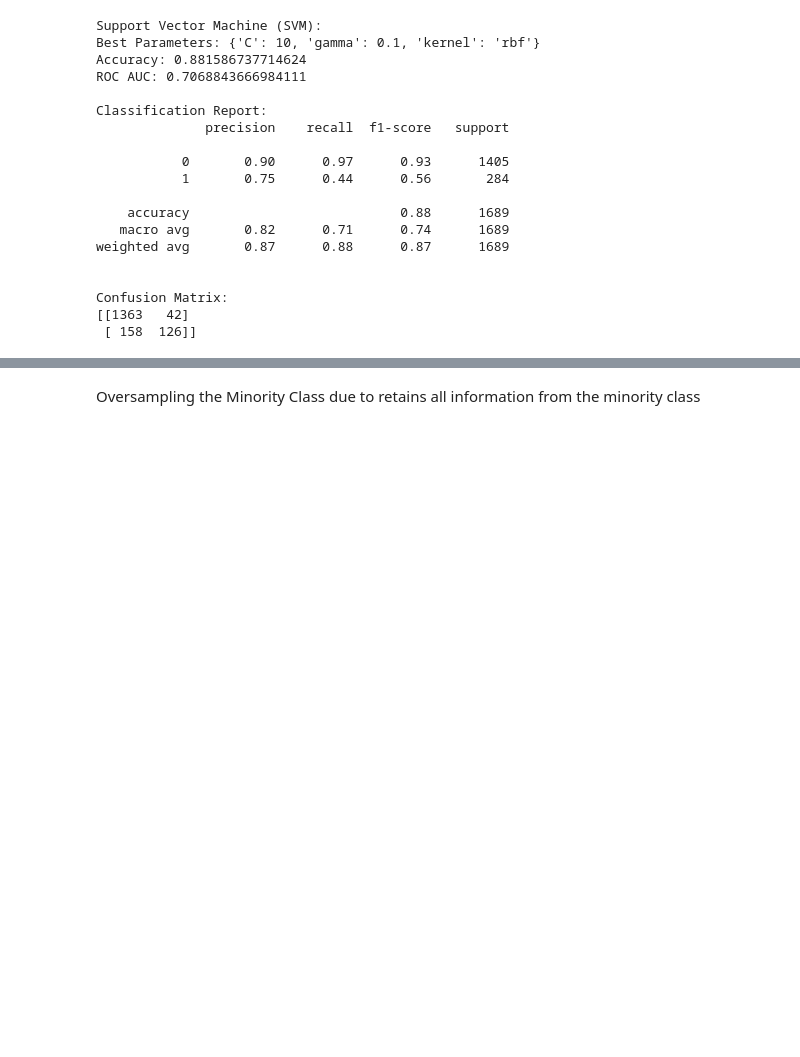
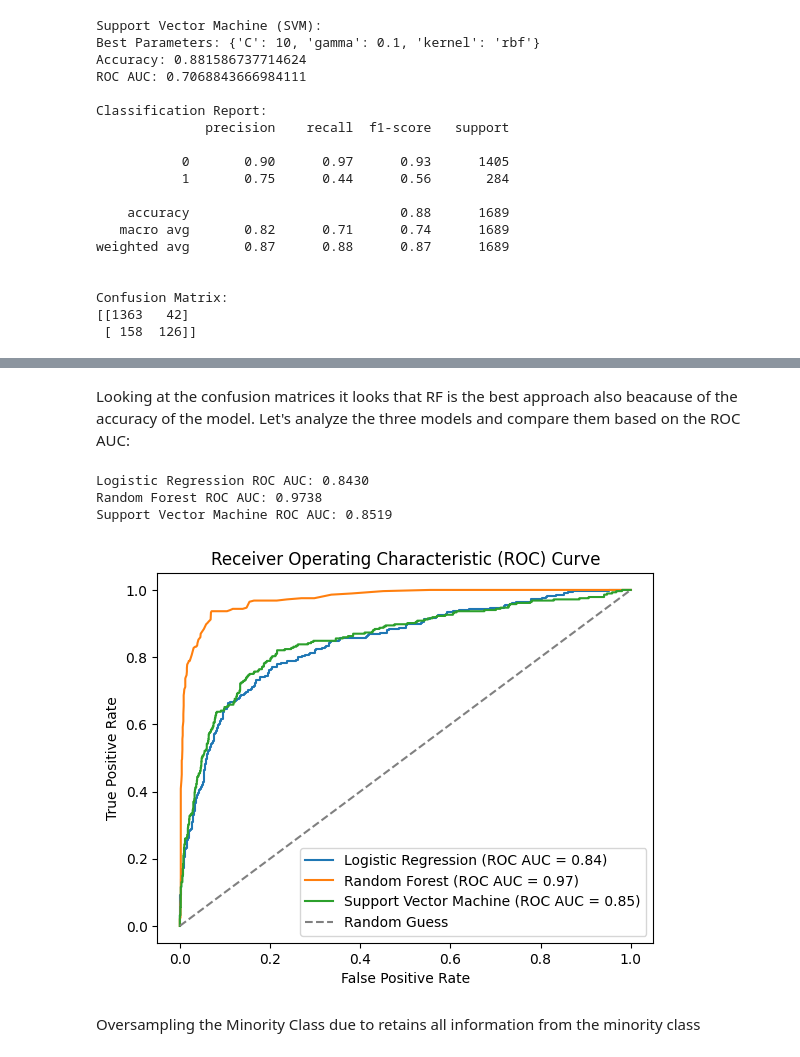
Before and after one commit to CCT-Dublin/capstone-project-riccardopossier, a Jupyter notebook: CA2_RP.ipynb, the cells around one changed output, grey strips where cells are left out. Drawn from its saved outputs; the diff is of its cells as text; code cells hidden in the pictures; blank space fills up the shorter version.

```diff
--- a/CA2_RP.ipynb
+++ b/CA2_RP.ipynb
@@ -670,3 +652,33 @@ NameError: name 'svm_pred' is not defined
+# %% [markdown]
+Looking at the confusion matrices it looks that RF is the best approach also beacause of the accuracy of the model. Let's analyze the three models and compare them based on the ROC AUC:
+# %%
+def evaluate_model(model, X_train, y_train, X_test, y_test, model_name):
+    model.fit(X_train, y_train)
+    y_pred_proba = model.predict_proba(X_test)[:, 1]
+    roc_auc = roc_auc_score(y_test, y_pred_proba)
+    print(f"{model_name} ROC AUC: {roc_auc:.4f}")
+    fpr, tpr, _ = roc_curve(y_test, y_pred_proba)
+    plt.plot(fpr, tpr, label=f'{model_name} (ROC AUC = {roc_auc:.2f})')
+
+model1 = LogisticRegression()
+model2 = RandomForestClassifier()
+model3 = SVC(probability=True)
+
+evaluate_model(model1, X_train, y_train, X_test, y_test, 'Logistic Regression')
+evaluate_model(model2, X_train, y_train, X_test, y_test, 'Random Forest')
+evaluate_model(model3, X_train, y_train, X_test, y_test, 'Support Vector Machine')
+
+plt.plot([0, 1], [0, 1], linestyle='--', color='grey', label='Random Guess')
+plt.xlabel('False Positive Rate')
+plt.ylabel('True Positive Rate')
+plt.title('Receiver Operating Characteristic (ROC) Curve')
+plt.legend()
+plt.show()
+# %% [output]
+Logistic Regression ROC AUC: 0.8430
+Random Forest ROC AUC: 0.9738
+Support Vector Machine ROC AUC: 0.8519
+[figure, added]
 # %% [markdown]
 Oversampling the Minority Class due to retains all information from the minority class
 # %%
```
Also changed, not shown: parts of 14 cells of this notebook.
